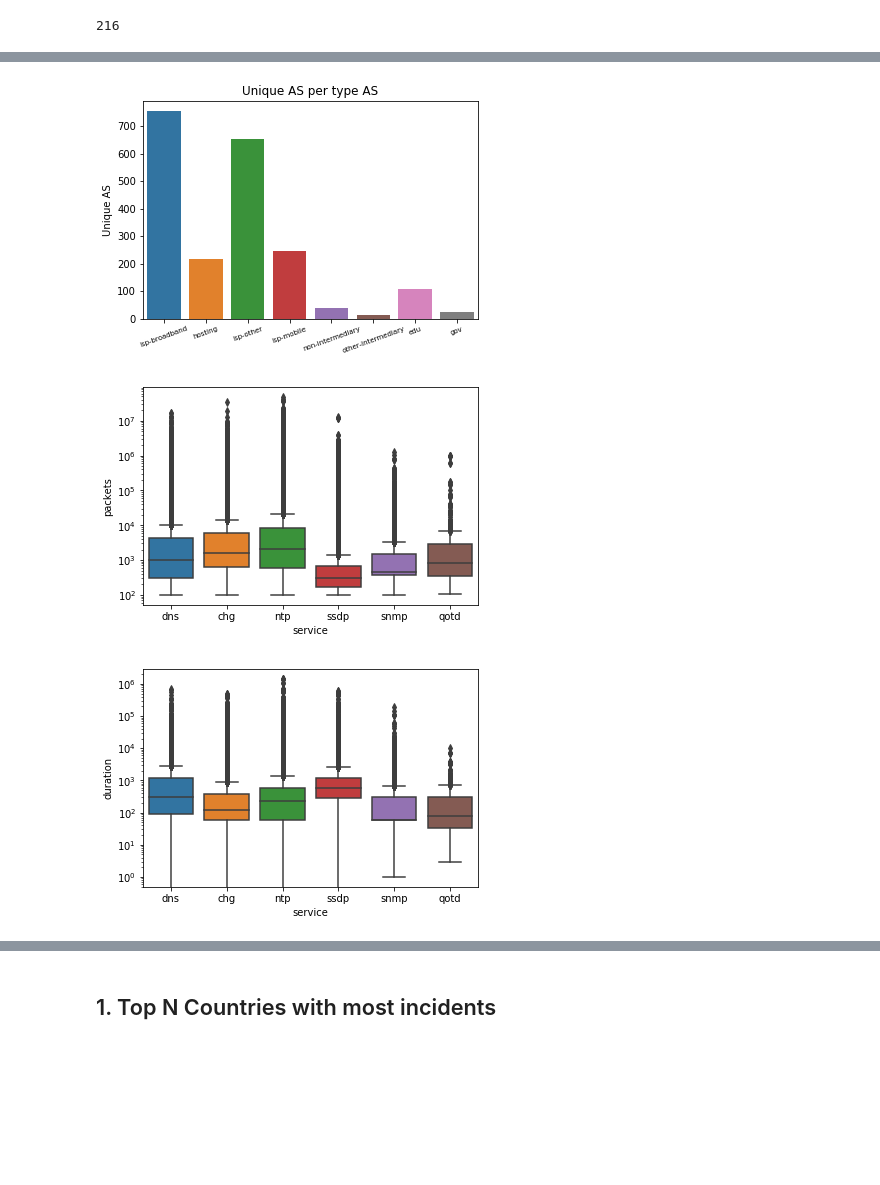
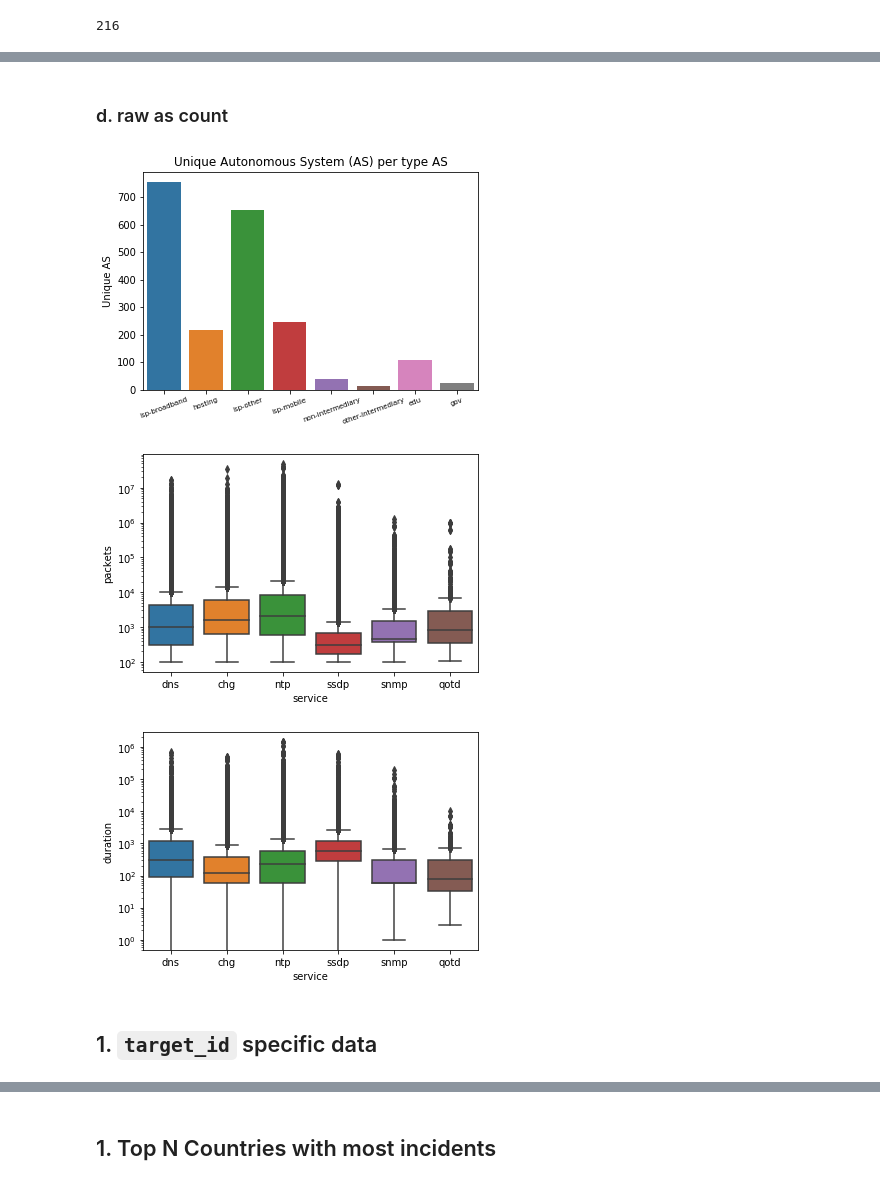
Before and after one commit to WKSu/WM0824TU-economics-of-cybersecurity-DDoS, a Jupyter notebook: SecurityMetrics/DDoS_Assignment1.ipynb, the cells around one changed output, grey strips where cells are left out. Drawn from its saved outputs; the diff is of its cells as text; code cells hidden in the pictures; blank space fills up the shorter version.

```diff
--- a/SecurityMetrics/DDoS_Assignment1.ipynb
+++ b/SecurityMetrics/DDoS_Assignment1.ipynb
@@ -7,7 +7,7 @@ import matplotlib.pyplot as plt
 import seaborn as sns
 # %%
 # data source: https://surfdrive.surf.nl/files/index.php/s/CZWfWQp3VKGKa8m
-df = pd.read_csv('data_with_ports.csv.gz', sep='|', compression='gzip')
+df = pd.read_csv('../data_with_ports.csv.gz', sep='|', compression='gzip')
 # %%
 # parse string to datetime format
 df['date'] = pd.to_datetime(df['date'], format='%Y-%m-%d')
@@ -97,10 +129,10 @@ Name: service, dtype: float64
 # %%
 # AS_Types
 
-x_type = df["as_type"].value_counts().index.tolist()
-y_type = df["as_type"].value_counts()
-ax = sns.barplot(x_type, y_type)
-ax.set_xticklabels(x_type, rotation = 20, fontsize = 7)
+countAsType = df["as_type"].value_counts()
+
+ax = sns.barplot(countAsType.index.tolist(), countAsType)
+ax.set_xticklabels(countAsType.index.tolist(), rotation = 20, fontsize = 7)
 ax.set_title("Type of autonomous system attacked")
 ax.set_ylabel("Attacks")
 # ax.set_yscale('log')
@@ -138,24 +175,28 @@ Name: raw_as, dtype: int64
+# %% [markdown]
+### d. raw as count
 # %%
 raw_as_count = df.drop_duplicates(["raw_as"]).groupby("as_type")["raw_as"].count()
 
 x_raw_as = raw_as_count.index.tolist()
 y_raw_as = raw_as_count
 ax = sns.barplot(x_raw_as, y_raw_as, order = x_type)
 ax.set_xticklabels(x_type, rotation = 20, fontsize = 7)
-ax.set_title("Unique AS per type AS")
+ax.set_title("Unique Autonomous System (AS) per type AS")
 ax.set_ylabel("Unique AS")
 ax.figure.savefig("type_as_unique.png")
 
 plt.show()
 # %% [output]
-[figure, old version]
+[figure, new version]
 # %%
 ax = sns.boxplot(x = "service", y = "packets", data = df)
 ax.set_yscale('log')
 # %% [output]
-[figure, old version]
+[figure, new version]
 # %%
 ax = sns.boxplot(x = "service", y = "duration", data = df)
 ax.set_yscale('log')
 # %% [output]
-[figure, old version]
+[figure, new version]
+# %% [markdown]
+## 1. `target_id` specific data
```
Also changed, not shown: parts of 13 cells of this notebook.
